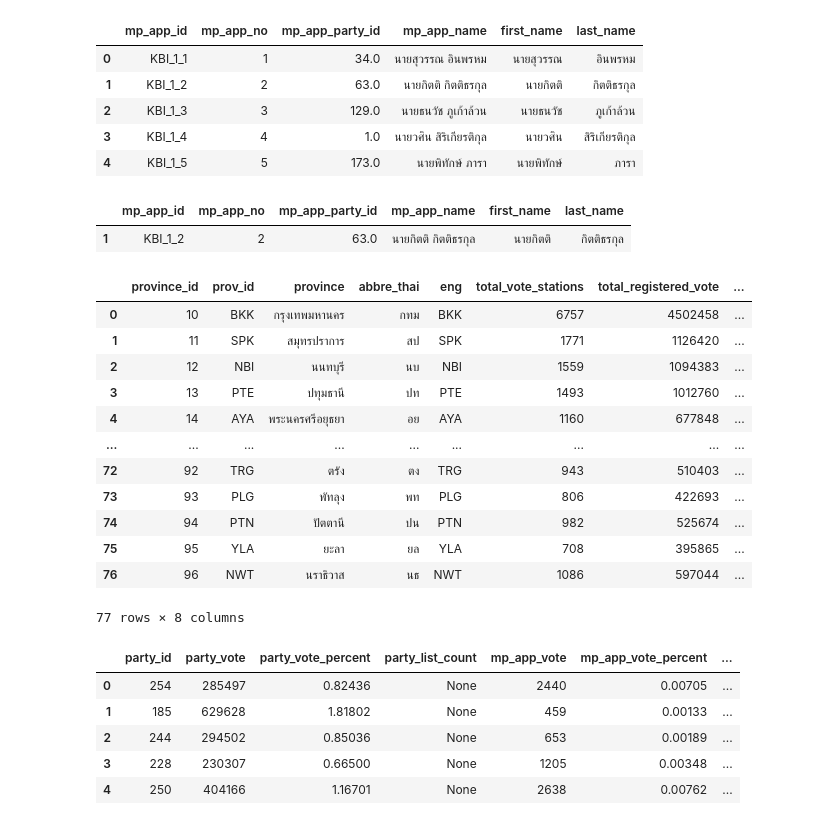
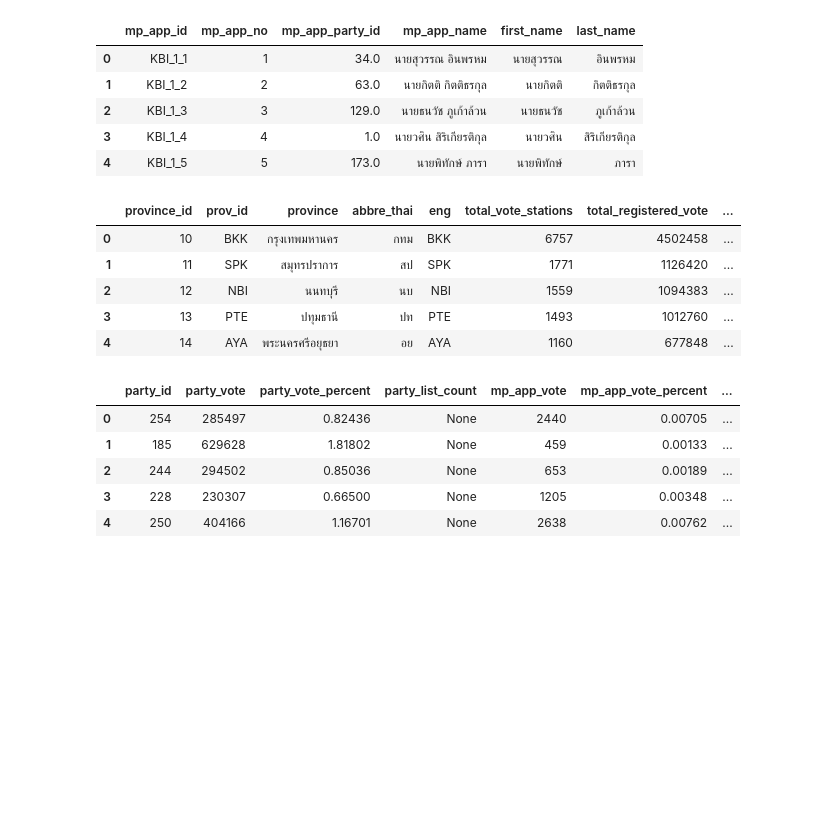
Before and after one commit to Gorszet/DADS5001_Election_2569, a Jupyter notebook: election_analysis69.ipynb, the cells around one changed output. Saved outputs shown, nothing was run; the diff lists cells and outputs as text; code cells hidden in the pictures; blank space fills up the shorter version.

```diff
--- a/election_analysis69.ipynb
+++ b/election_analysis69.ipynb
@@ -117,7 +117,7 @@ except:
 # --- 3. Region Mapping ---
 regions_map = {
     "Northern": ["เชียงราย", "เชียงใหม่", "น่าน", "พะเยา", "แพร่", "แม่ฮ่องสอน", "ลำปาง", "ลำพูน", "อุตรดิตถ์", "สุโขทัย", "พิษณุโลก", "กำแพงเพชร"],
-    "Northeastern": ["กาฬสินธุ์", "ขอนแก่น", "ชัยภูมิ", "นครพนม", "นครราชสีมา", "บึงกาฬ", "บุรีรัมย์", "มหาสารคาม", "มุกดาหาร", "ยโสธร", "ร้อยเอ็ด", "เลย", "สกลนคร", "สุรินทร์", "ศรีสะเกษ", "หนองคาย", "หนองบัวลำภู", "อุดรธานี", "อุบลราชราชธานี", "อำนาจเจริญ"],
+    "Northeastern": ["กาฬสินธุ์", "ขอนแก่น", "ชัยภูมิ", "นครพนม", "นครราชสีมา", "บึงกาฬ", "บุรีรัมย์", "มหาสารคาม", "มุกดาหาร", "ยโสธร", "ร้อยเอ็ด", "เลย", "สกลนคร", "สุรินทร์", "ศรีสะเกษ", "หนองคาย", "หนองบัวลำภู", "อุดรธานี", "อุบลราชธานี", "อำนาจเจริญ"],
     "Central": ["นครสวรรค์", "พิจิตร", "เพชรบูรณ์", "อุทัยธานี", "ชัยนาท", "สิงห์บุรี", "อ่างทอง", "ลพบุรี", "สระบุรี", "พระนครศรีอยุธยา", "ปทุมธานี", "นนทบุรี", "นครปฐม", "สมุทรสาคร", "สมุทรสงคราม", "สมุทรปราการ", "นครนายก", "สุพรรณบุรี"],
     "Eastern": ["จันทบุรี", "ฉะเชิงเทรา", "ชลบุรี", "ตราด", "ปราจีนบุรี", "ระยอง", "สระแก้ว"],
     "Western": ["ตาก", "กาญจนบุรี", "ราชบุรี", "เพชรบุรี", "ประจวบคีรีขันธ์"],
@@ -797,27 +786,15 @@ df_mp_candidate.head()
 | 2 | KBI_1_3 | 3 | 129.0 | นายธนวัช ภูเก้าล้วน | นายธนวัช | ภูเก้าล้วน |
 | 3 | KBI_1_4 | 4 | 1.0 | นายวศิน สิริเกียรติกุล | นายวศิน | สิริเกียรติกุล |
 | 4 | KBI_1_5 | 5 | 173.0 | นายพิทักษ์ ภารา | นายพิทักษ์ | ภารา |
-# %%
-df_mp_candidate[df_mp_candidate['last_name']=='กิตติธรกุล']
-# %% [output]
-|  | mp_app_id | mp_app_no | mp_app_party_id | mp_app_name | first_name | last_name |
-| 1 | KBI_1_2 | 2 | 63.0 | นายกิตติ กิตติธรกุล | นายกิตติ | กิตติธรกุล |
 # %%
-df_province #ข้อมูลภาพใหญ่รายจังหวัด
+df_province.head() #ข้อมูลภาพใหญ่รายจังหวัด
 # %% [output]
 |  | province_id | prov_id | province | abbre_thai | eng | total_vote_stations | total_registered_vote | ... |
 | 0 | 10 | BKK | กรุงเทพมหานคร | กทม | BKK | 6757 | 4502458 | ... |
 | 1 | 11 | SPK | สมุทรปราการ | สป | SPK | 1771 | 1126420 | ... |
 | 2 | 12 | NBI | นนทบุรี | นบ | NBI | 1559 | 1094383 | ... |
 | 3 | 13 | PTE | ปทุมธานี | ปท | PTE | 1493 | 1012760 | ... |
 | 4 | 14 | AYA | พระนครศรีอยุธยา | อย | AYA | 1160 | 677848 | ... |
-| ... | ... | ... | ... | ... | ... | ... | ... | ... |
-| 72 | 92 | TRG | ตรัง | ตง | TRG | 943 | 510403 | ... |
-| 73 | 93 | PLG | พัทลุง | พท | PLG | 806 | 422693 | ... |
-| 74 | 94 | PTN | ปัตตานี | ปน | PTN | 982 | 525674 | ... |
-| 75 | 95 | YLA | ยะลา | ยล | YLA | 708 | 395865 | ... |
-| 76 | 96 | NWT | นราธิวาส | นธ | NWT | 1086 | 597044 | ... |
-77 rows × 8 columns
 # %%
 #ข้อมูลจำนวนพรรค
 df_stats_party_clean = df_stats_party.copy()
```
Also changed, not shown: parts of 17 cells of this notebook.
